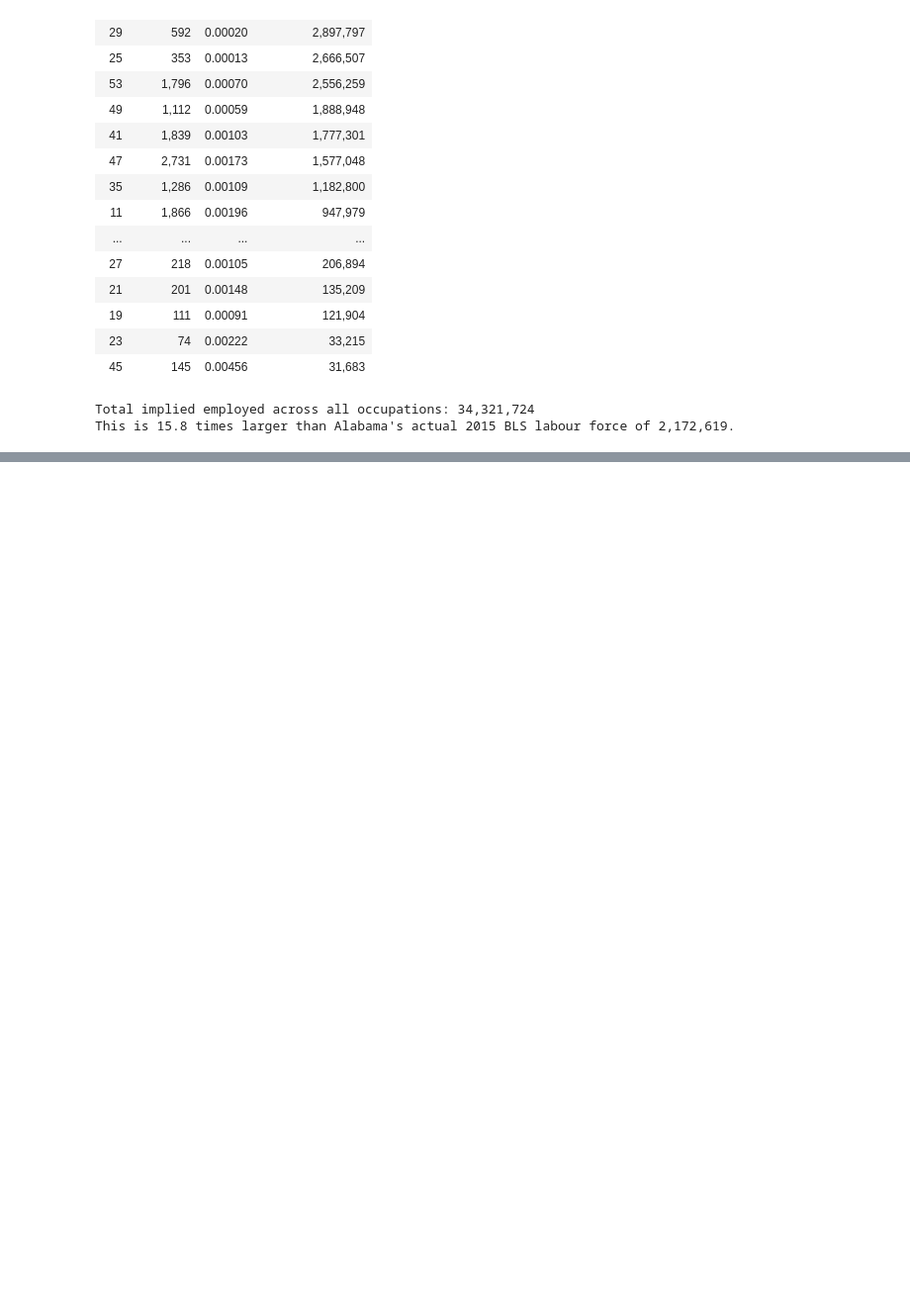
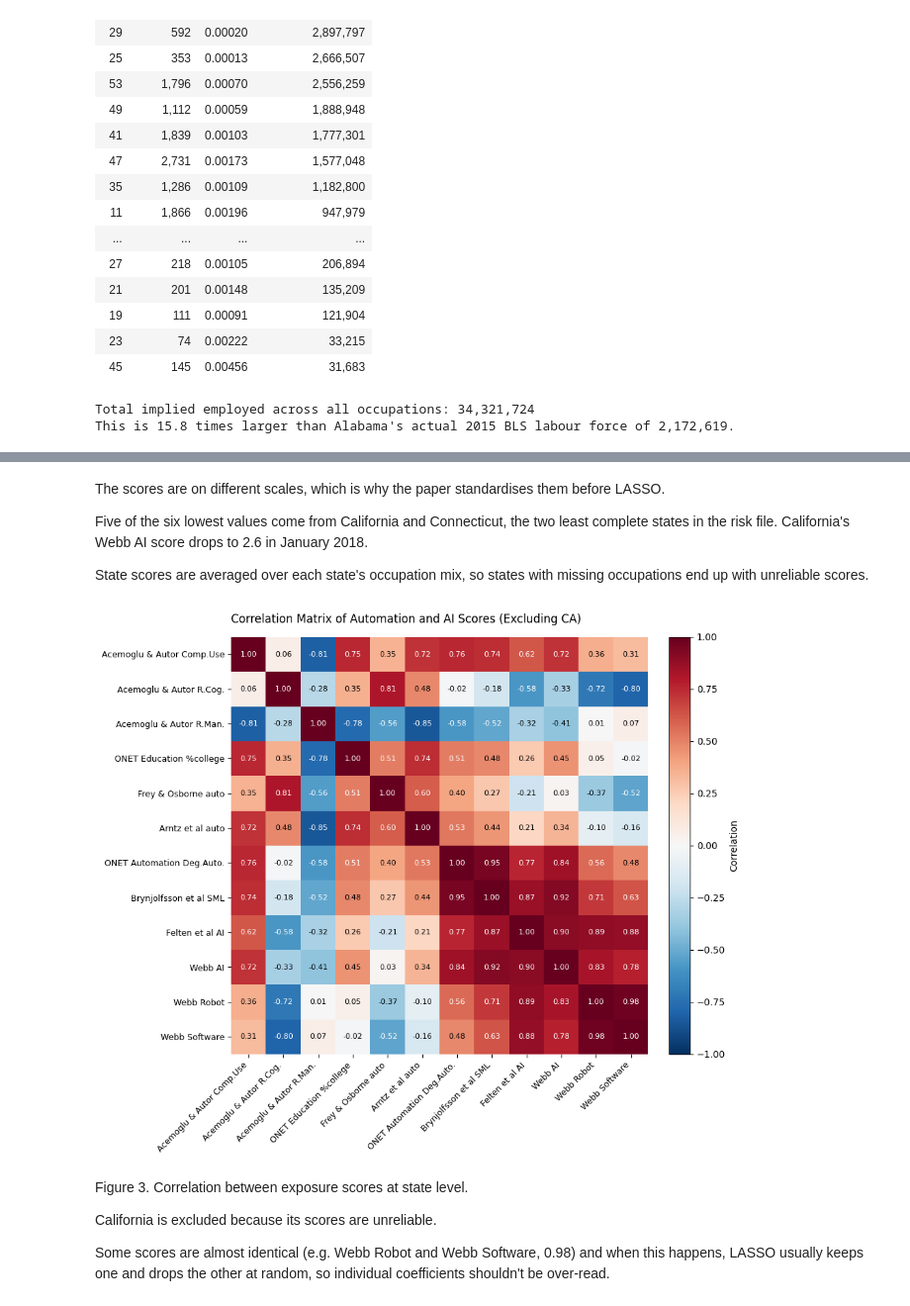
Before and after one commit to v-saketh-p/CSCU9DA, a Jupyter notebook: Data_audit.ipynb, the cells around one changed output, grey strips where cells are left out. Shown at 99% size. Saved outputs shown, nothing was run; the diff lists cells and outputs as text; code cells hidden in the pictures; blank space fills up the shorter version.

```diff
--- a/Data_audit.ipynb
+++ b/Data_audit.ipynb
@@ -310,0 +396,20 @@ This is 15.8 times larger than Alabama's actual 2015 BLS labour force of 2,172,6
+# %%
+# Getting score columns and metadata
+scores = [col for col in df_auto.columns if col not in ['year', 'state', 'month', 'Unnamed: 0']]
+print(f"Number of rows: {len(df_auto)}")
+print(f"Number of unique states: {df_auto['state'].nunique()}")
+print(f"Number of score columns: {len(scores)}")
+print("Score columns:", scores)
+
+# Showing which months appear in each year
+print("\nMonths present per year:")
+print(df_auto.groupby('year')['month'].unique())
+
+# Printing unique states per year and finding the missing states in 2014
+print("\nUnique states per year:")
+print(df_auto.groupby('year')['state'].nunique())
+
+states_risk = set(df_risk['st'].unique())
+states_auto_2014 = set(df_auto[df_auto['year'] == 2014]['state'])
+missing_states = states_risk - states_auto_2014
+print(f"\nStates in df_risk missing from df_auto in 2014: {missing_states}")
@@ -310,0 +470,43 @@ This is 15.8 times larger than Alabama's actual 2015 BLS labour force of 2,172,6
+# %% [markdown]
+The scores are on different scales, which is why the paper standardises them before LASSO.
+
+Five of the six lowest values come from California and Connecticut, the two least complete states in the risk file. California's Webb AI score drops to 2.6 in January 2018.
+
+State scores are averaged over each state's occupation mix, so states with missing occupations end up with unreliable scores.
+# %%
+# Correlation heatmap of score columns (excluding California)
+df_no_call = df_auto[df_auto['state'] != 'CA']
+corr_matrix = df_no_call[scores].corr()
+
+fig, ax = plt.subplots(figsize=(10, 8))
+im = ax.imshow(corr_matrix.values, cmap='RdBu_r', vmin=-1.0, vmax=1.0)
+cbar = fig.colorbar(im, ax=ax, fraction=0.046, pad=0.04)
+cbar.set_label('Correlation')
+
+# Setting ticks and labels
+ax.set_xticks(range(len(scores)))
+ax.set_yticks(range(len(scores)))
+ax.set_xticklabels(scores, rotation=45, ha='right', fontsize=9)
+ax.set_yticklabels(scores, fontsize=9)
+
+# Annotating the squares with correlation values
+for i in range(len(scores)):
+    for j in range(len(scores)):
+        val = corr_matrix.values[i, j]
+        text_color = 'white' if abs(val) > 0.5 else 'black'
+        ax.text(j, i, f"{val:.2f}", ha='center', va='center', color=text_color, fontsize=8)
+for spine in ax.spines.values():
+    spine.set_visible(False)
+
+ax.set_title('Correlation Matrix of Automation and AI Scores (Excluding CA)', loc='left', pad=15)
+
+plt.savefig('fig3_score_correlations.png', dpi=150, bbox_inches='tight')
+plt.show()
+# %% [output]
+[figure, added]
+# %% [markdown]
+Figure 3. Correlation between exposure scores at state level.
+
+California is excluded because its scores are unreliable.
+
+Some scores are almost identical (e.g. Webb Robot and Webb Software, 0.98) and when this happens, LASSO usually keeps one and drops the other at random, so individual coefficients shouldn't be over-read.
```
Also changed, not shown: parts of 18 cells of this notebook.
